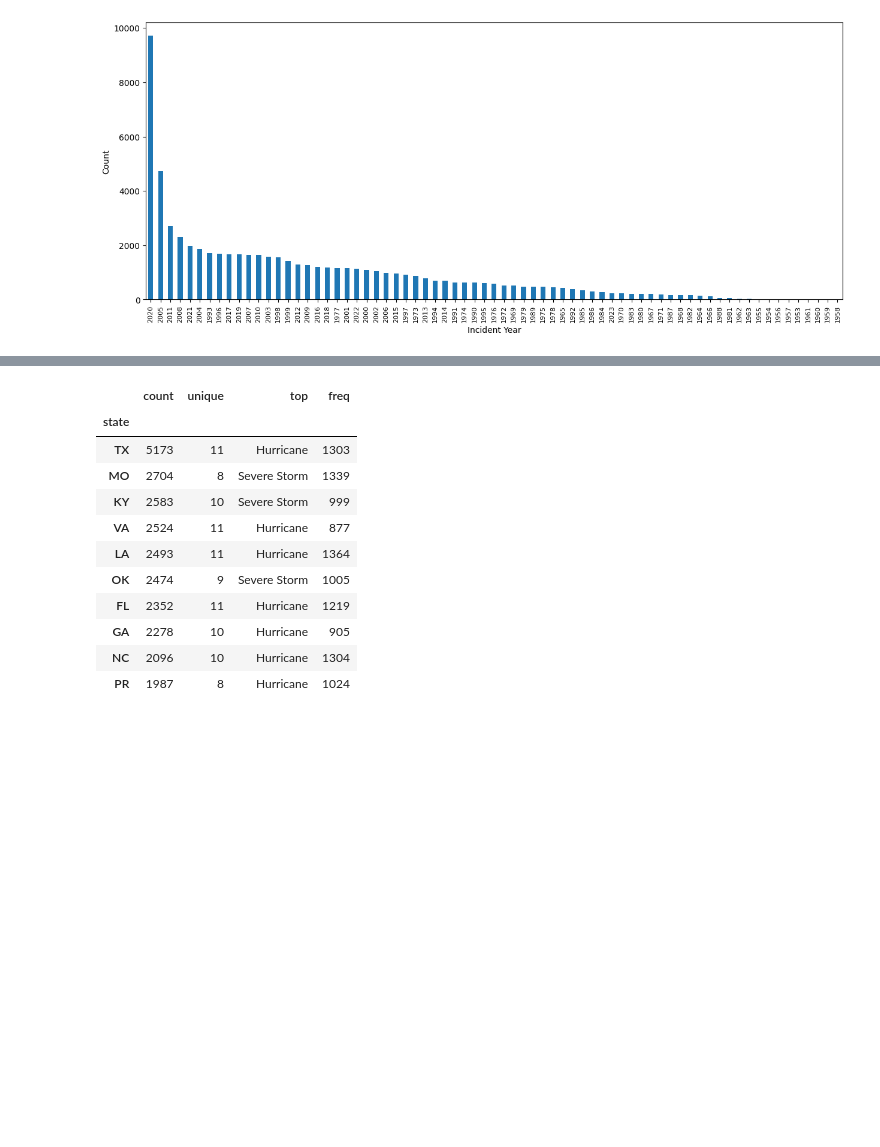
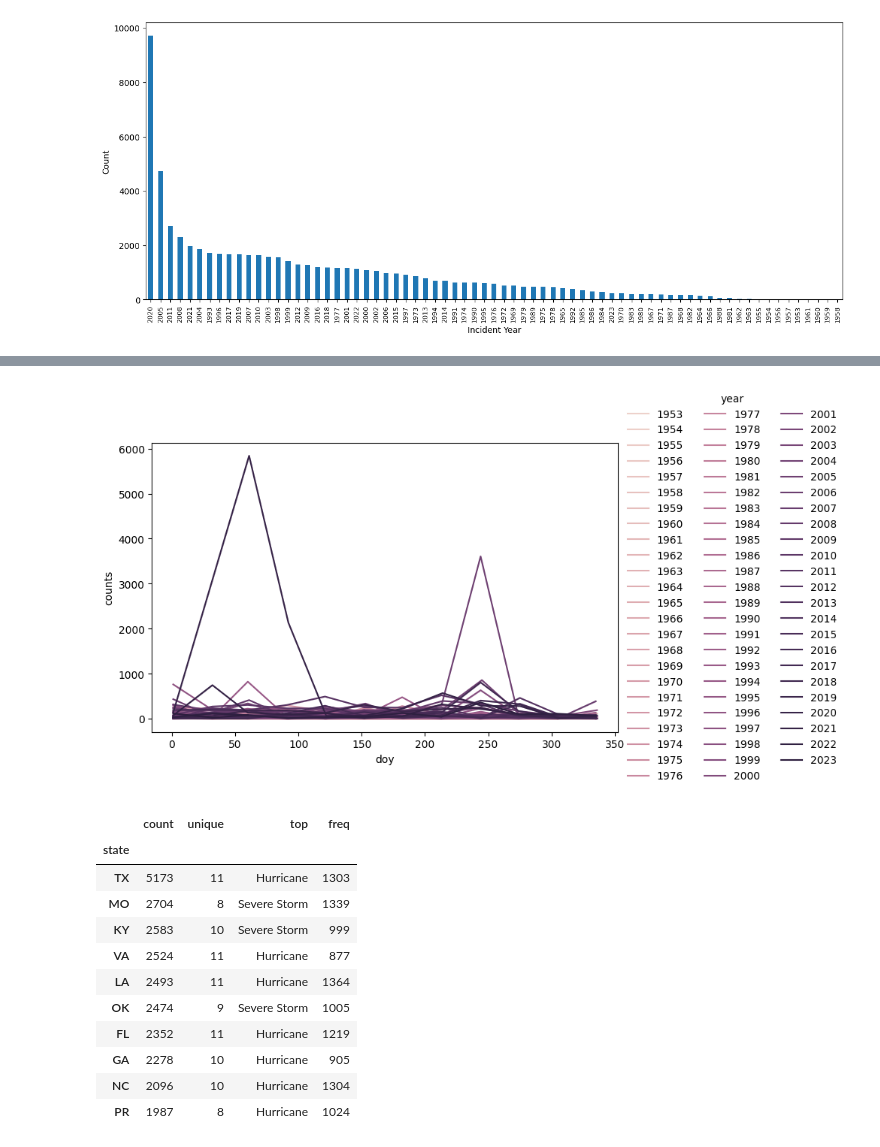
Before and after one commit to helloklow/natural_disasters, a Jupyter notebook: notebooks/low_eda.ipynb, the cells around one changed output, grey strips where cells are left out. Drawn from its saved outputs; the diff is of its cells as text; code cells hidden in the pictures; blank space fills up the shorter version.

```diff
--- a/notebooks/low_eda.ipynb
+++ b/notebooks/low_eda.ipynb
@@ -44,0 +46,8 @@ date_df.head()
+# %%
+# Create subset_df with reformatted 'date', 'incident_type', and 'state'
+subset_df=df[['date', 'incident_type', 'state', 'doy', 'year']]
+
+# Create 'count' column to count the number of disasters reported based on 'date'
+subset_df['counts'] = df.groupby(['date'])['date'].transform('count')
+
+subset_df.head()
@@ -178,3 +229,9 @@ plt.show()
+# %%
+fig, ax = plt.subplots(figsize=(8, 5))
+sns.lineplot(data=subset_df, x='doy', y='counts', hue='year', legend='full', ax=ax)
+sns.move_legend(ax, bbox_to_anchor=(1, 0.5), loc='center left', frameon=False, ncols=3)
+# %% [output]
+[figure, added]
 # %%
 # Examine which states are prone to which disaster types
 state_types=df[['state','incident_type']].groupby('state').describe()
```
Also changed, not shown: parts of 4 cells of this notebook.
